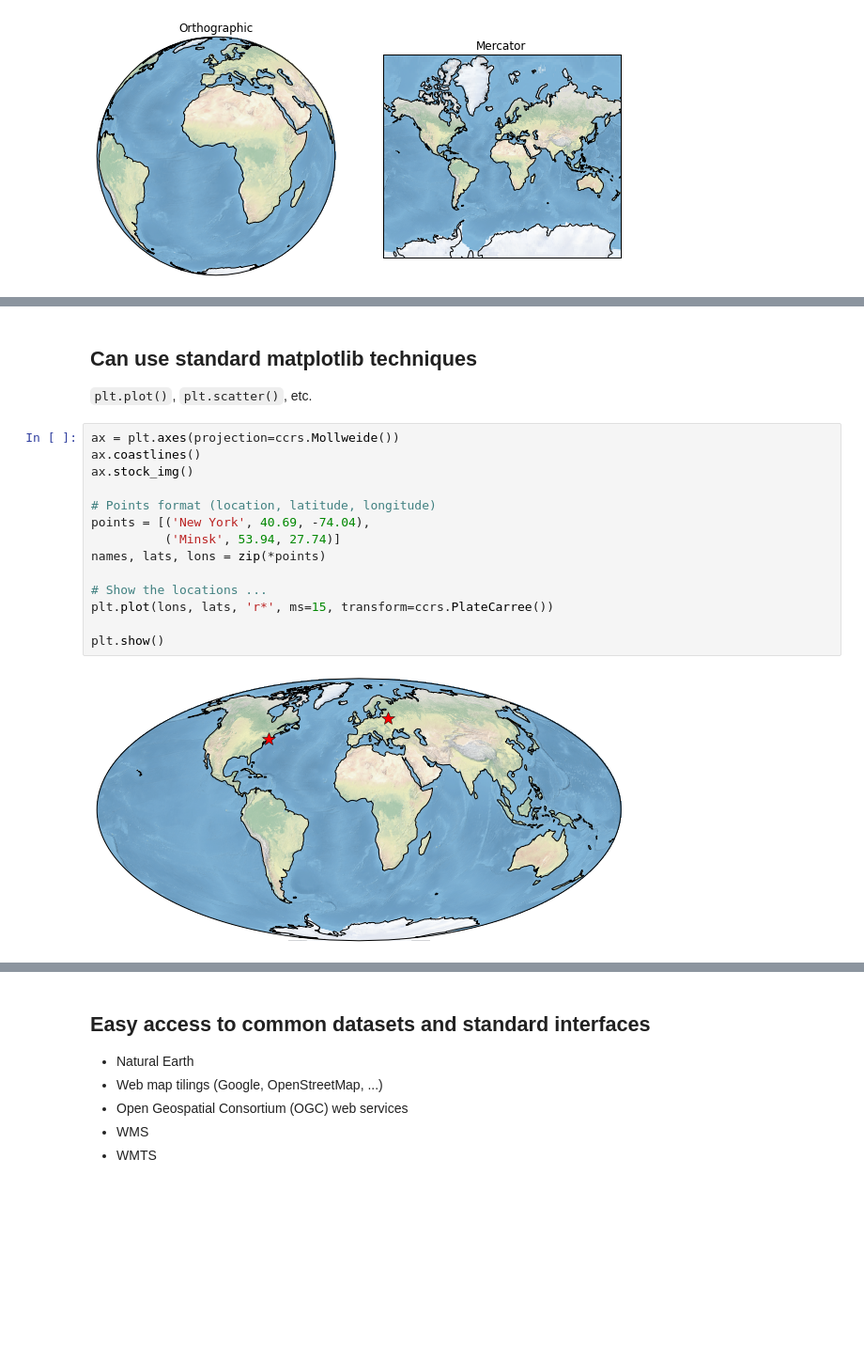
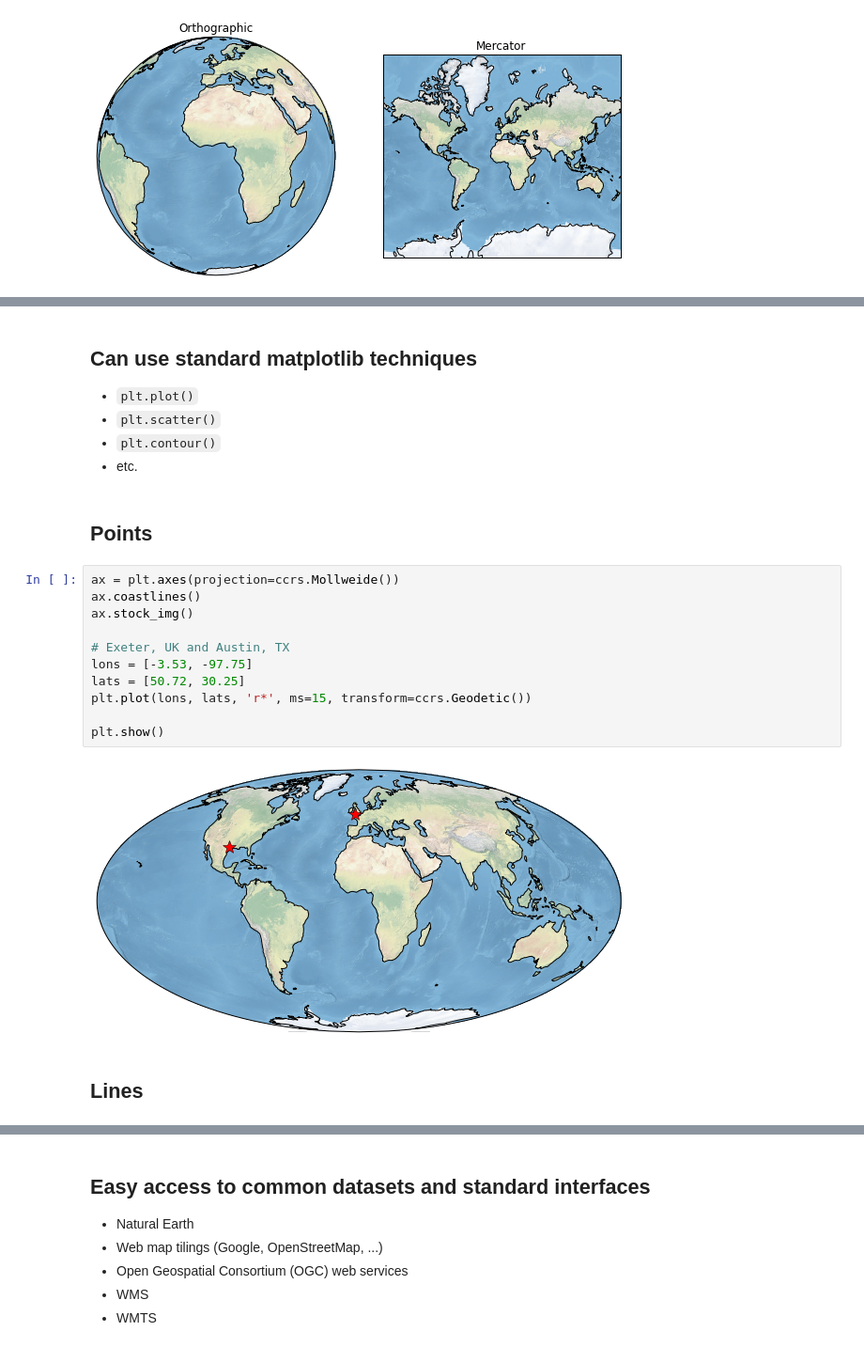
Before and after one commit to rhattersley/scipy2014, a Jupyter notebook: SciPy2014.ipynb, the cells around one changed output, grey strips where cells are left out. Shown at 94% size. Saved outputs shown, nothing was run; the diff lists cells and outputs as text; blank space fills up the shorter version.

```diff
--- a/SciPy2014.ipynb
+++ b/SciPy2014.ipynb
@@ -74,23 +75,27 @@ plt.show()
 # %% [markdown]
 ## Can use standard matplotlib techniques
 
-`plt.plot()`, `plt.scatter()`, etc.
+* `plt.plot()`
+* `plt.scatter()`
+* `plt.contour()`
+* etc.
+# %% [markdown]
+## Points
 # %%
 ax = plt.axes(projection=ccrs.Mollweide())
 ax.coastlines()
 ax.stock_img()
 
-# Points format (location, latitude, longitude)
-points = [('New York', 40.69, -74.04),
-          ('Minsk', 53.94, 27.74)]
-names, lats, lons = zip(*points)
-
-# Show the locations ...
-plt.plot(lons, lats, 'r*', ms=15, transform=ccrs.PlateCarree())
+# Exeter, UK and Austin, TX
+lons = [-3.53, -97.75]
+lats = [50.72, 30.25]
+plt.plot(lons, lats, 'r*', ms=15, transform=ccrs.Geodetic())
 
 plt.show()
 # %% [output]
-[figure, old version]
+[figure, new version]
+# %% [markdown]
+## Lines
 # %%
 ax = plt.axes(projection=ccrs.PlateCarree())
 ax.coastlines()
```
Also changed, not shown: parts of 35 cells of this notebook.
